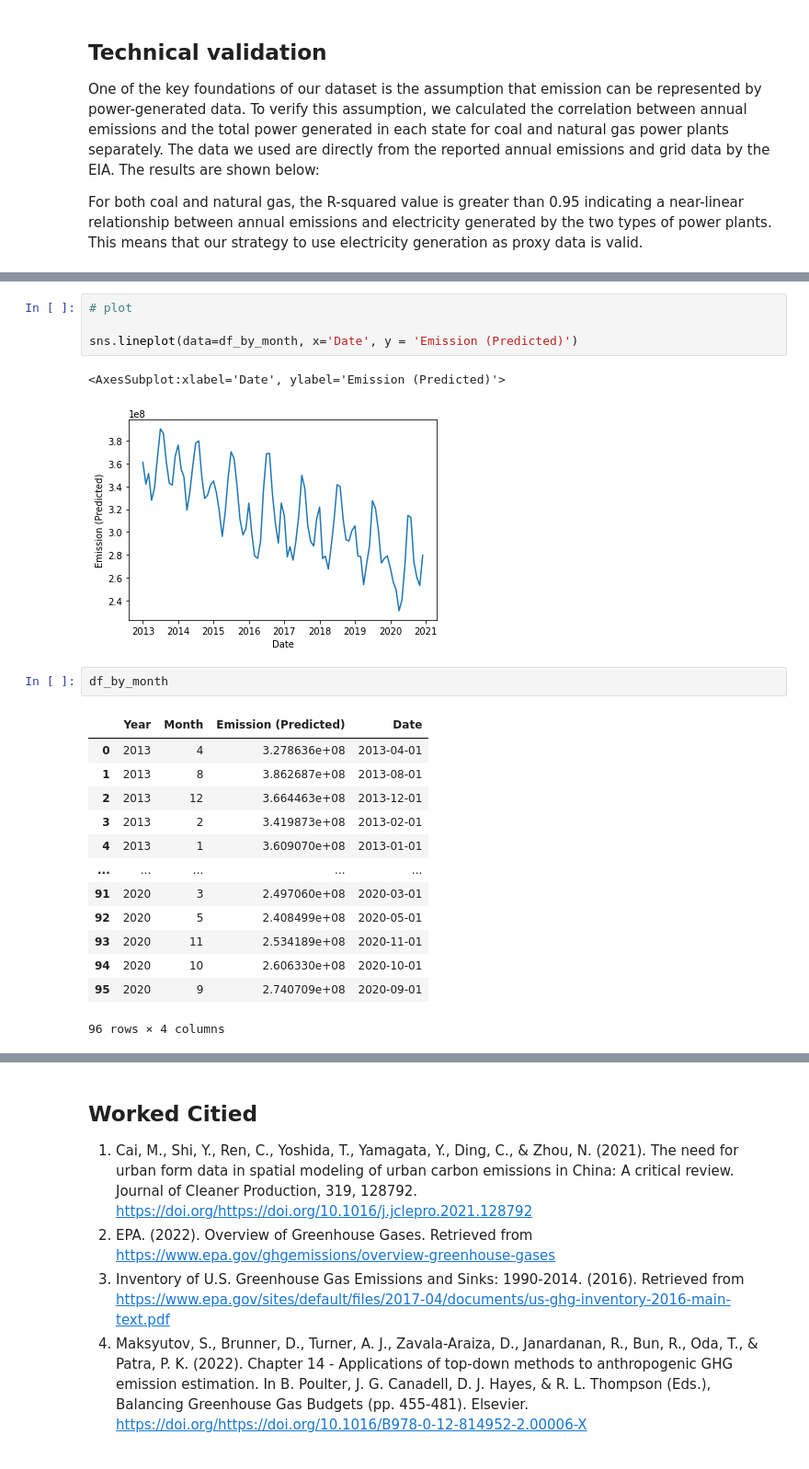
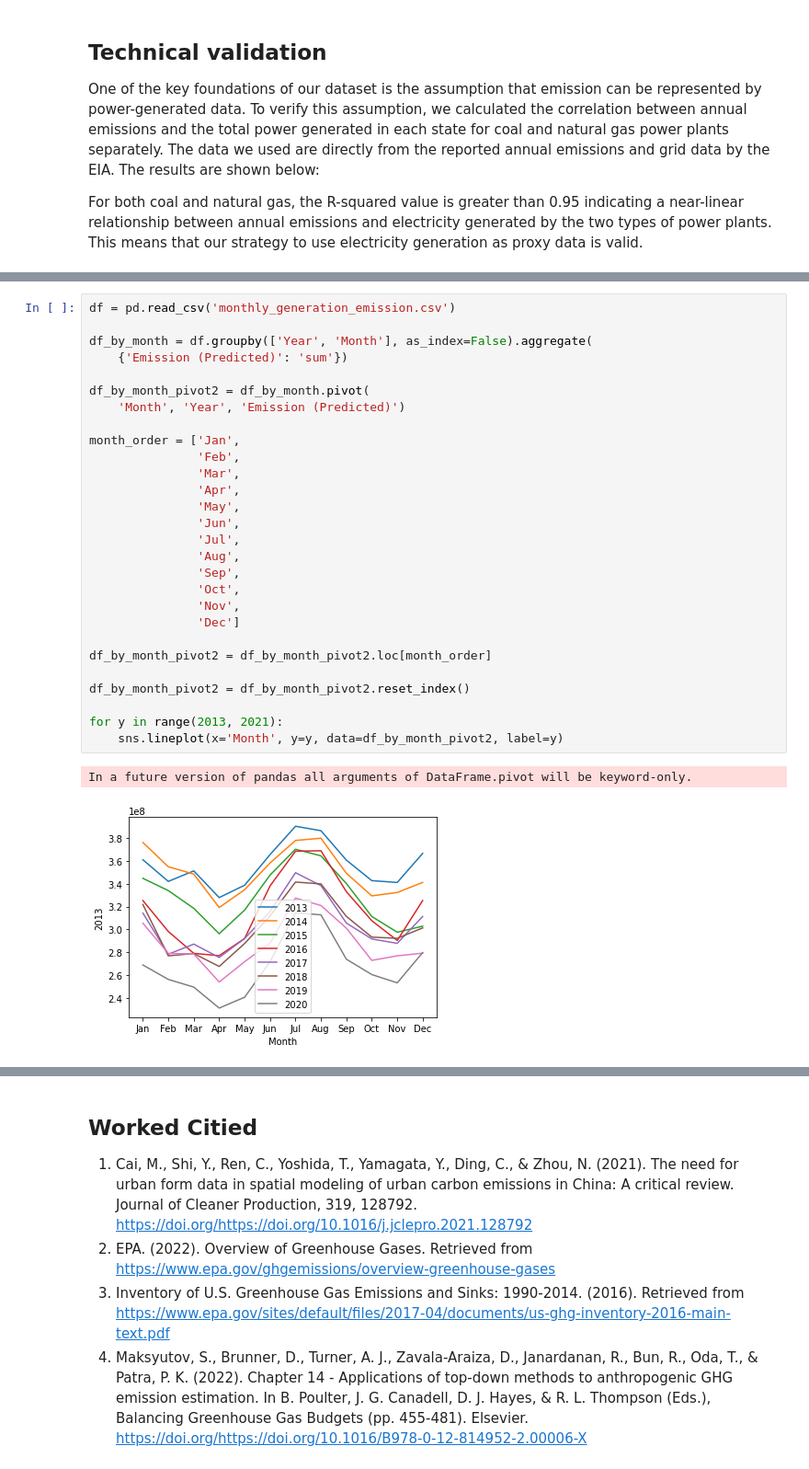
Before and after one commit to steve-z-wang/qtm302w-dataset-project, a Jupyter notebook: ipynb/Emission.ipynb, the cells around one changed output, grey strips where cells are left out. Shown at 92% size. Drawn from its saved outputs; the diff is of its cells as text.

```diff
--- a/ipynb/Emission.ipynb
+++ b/ipynb/Emission.ipynb
@@ -161,23 +122,31 @@ df_by_month
-# %%
-# plot
-
-sns.lineplot(data=df_by_month, x='Date', y = 'Emission (Predicted)')
-# %% [output]
-<AxesSubplot:xlabel='Date', ylabel='Emission (Predicted)'>
-[figure, removed]
-# %%
-df_by_month
-# %% [output]
-|  | Year | Month | Emission (Predicted) | Date |
-| 0 | 2013 | 4 | 3.278636e+08 | 2013-04-01 |
-| 1 | 2013 | 8 | 3.862687e+08 | 2013-08-01 |
-| 2 | 2013 | 12 | 3.664463e+08 | 2013-12-01 |
-| 3 | 2013 | 2 | 3.419873e+08 | 2013-02-01 |
-| 4 | 2013 | 1 | 3.609070e+08 | 2013-01-01 |
-| ... | ... | ... | ... | ... |
-| 91 | 2020 | 3 | 2.497060e+08 | 2020-03-01 |
-| 92 | 2020 | 5 | 2.408499e+08 | 2020-05-01 |
-| 93 | 2020 | 11 | 2.534189e+08 | 2020-11-01 |
-| 94 | 2020 | 10 | 2.606330e+08 | 2020-10-01 |
-| 95 | 2020 | 9 | 2.740709e+08 | 2020-09-01 |
-96 rows × 4 columns
+# %%
+df = pd.read_csv('monthly_generation_emission.csv')
+
+df_by_month = df.groupby(['Year', 'Month'], as_index=False).aggregate(
+    {'Emission (Predicted)': 'sum'})
+
+df_by_month_pivot2 = df_by_month.pivot(
+    'Month', 'Year', 'Emission (Predicted)')
+
+month_order = ['Jan',
+               'Feb',
+               'Mar',
+               'Apr',
+               'May',
+               'Jun',
+               'Jul',
+               'Aug',
+               'Sep',
+               'Oct',
+               'Nov',
+               'Dec']
+
+df_by_month_pivot2 = df_by_month_pivot2.loc[month_order]
+
+df_by_month_pivot2 = df_by_month_pivot2.reset_index()
+
+for y in range(2013, 2021):
+    sns.lineplot(x='Month', y=y, data=df_by_month_pivot2, label=y)
+# %% [output]
+In a future version of pandas all arguments of DataFrame.pivot will be keyword-only.
+[figure, added]
```
Also changed, not shown: parts of 10 cells of this notebook, 1 other file.
